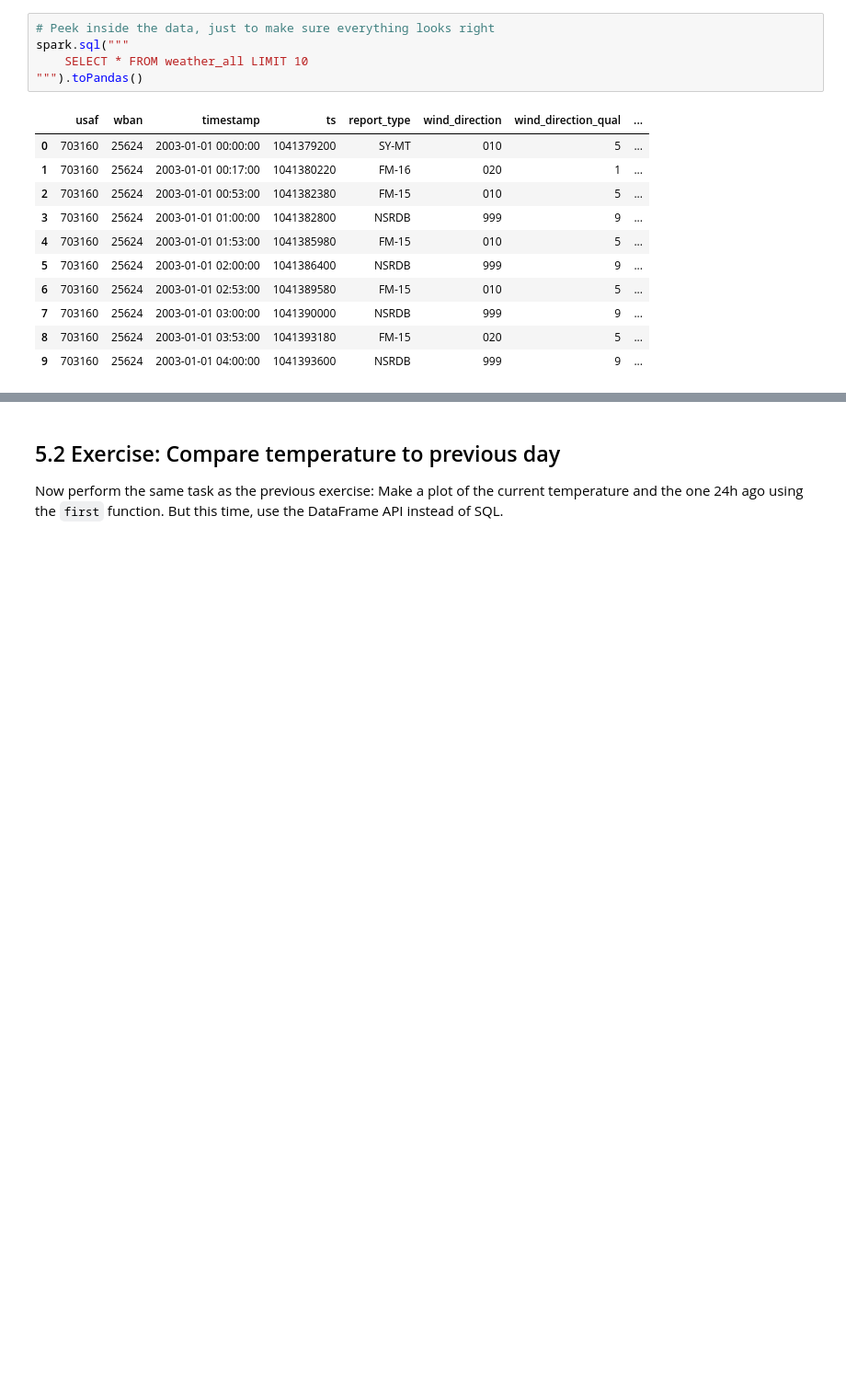
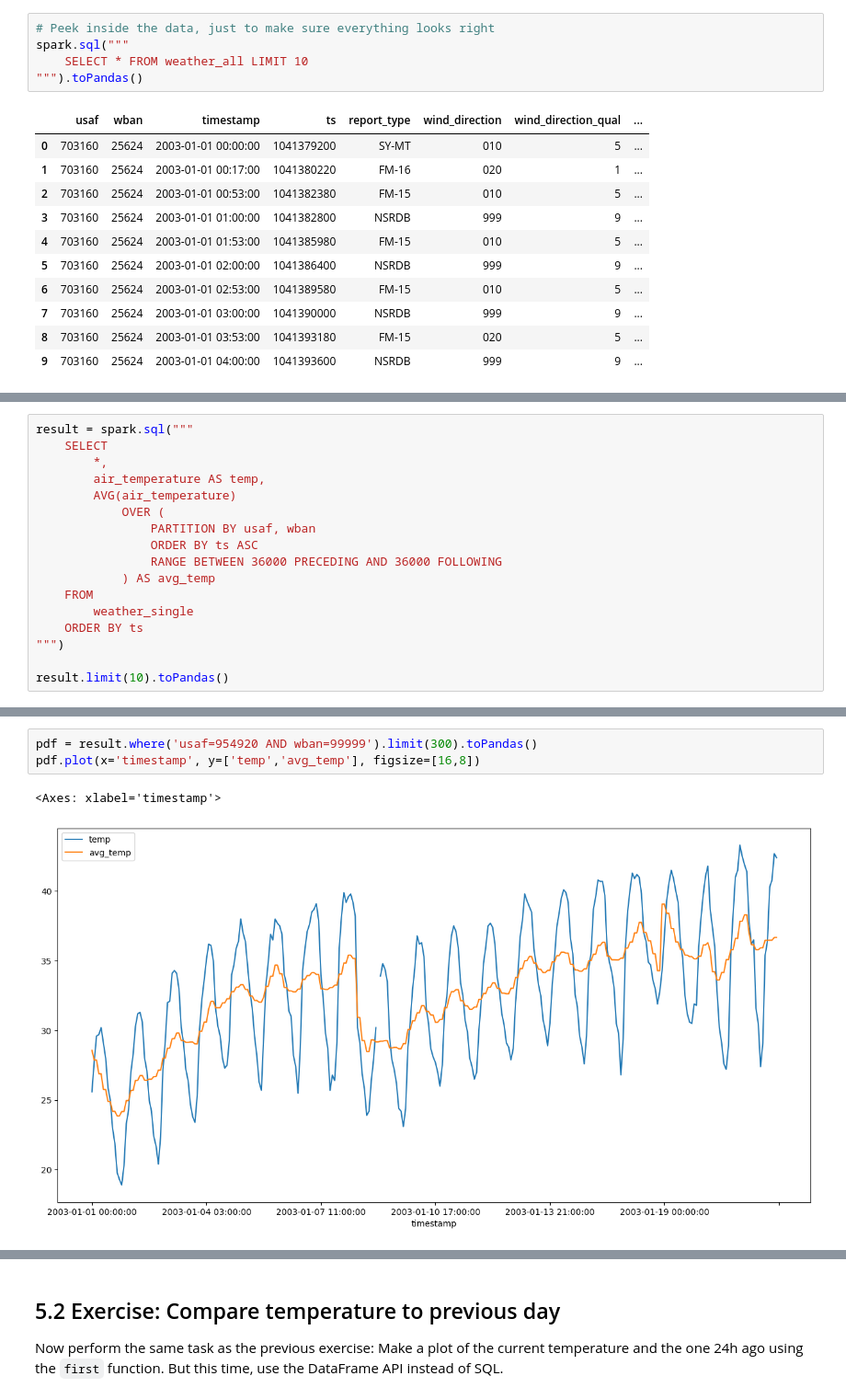
Before and after one commit to dimajix/pyspark-advanced, a Jupyter notebook: jupyter-windows/Weather Analysis - Full.ipynb, the cells around one changed output, grey strips where cells are left out. Shown at 92% size. Drawn from its saved outputs; the diff is of its cells as text; blank space fills up the shorter version.

```diff
--- a/jupyter-windows/Weather Analysis - Full.ipynb
+++ b/jupyter-windows/Weather Analysis - Full.ipynb
@@ -122,0 +116,17 @@ Both frame types (range and rows) support different boundary types:
+# %%
+result = spark.sql("""
+    SELECT
+        *,
+        air_temperature AS temp,
+        AVG(air_temperature)
+            OVER (
+                PARTITION BY usaf, wban
+                ORDER BY ts ASC
+                RANGE BETWEEN 36000 PRECEDING AND 36000 FOLLOWING
+            ) AS avg_temp
+    FROM
+        weather_single
+    ORDER BY ts
+""")
+
+result.limit(10).toPandas()
@@ -122,0 +149,6 @@ Both frame types (range and rows) support different boundary types:
+# %%
+pdf = result.where('usaf=954920 AND wban=99999').limit(300).toPandas()
+pdf.plot(x='timestamp', y=['temp','avg_temp'], figsize=[16,8])
+# %% [output]
+<Axes: xlabel='timestamp'>
+[figure, added]
```
Also changed, not shown: parts of 41 cells of this notebook, 5 other files.
